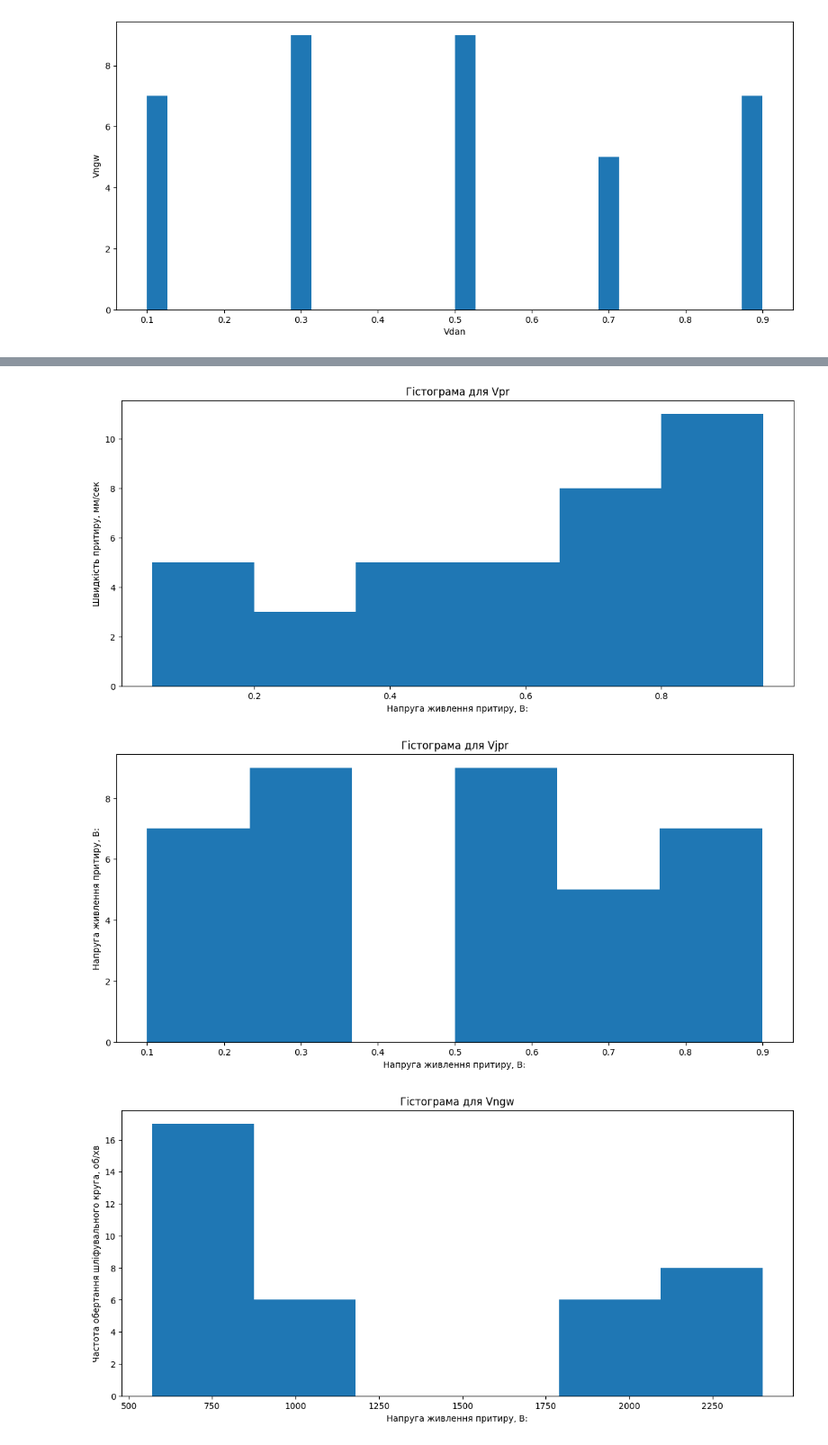
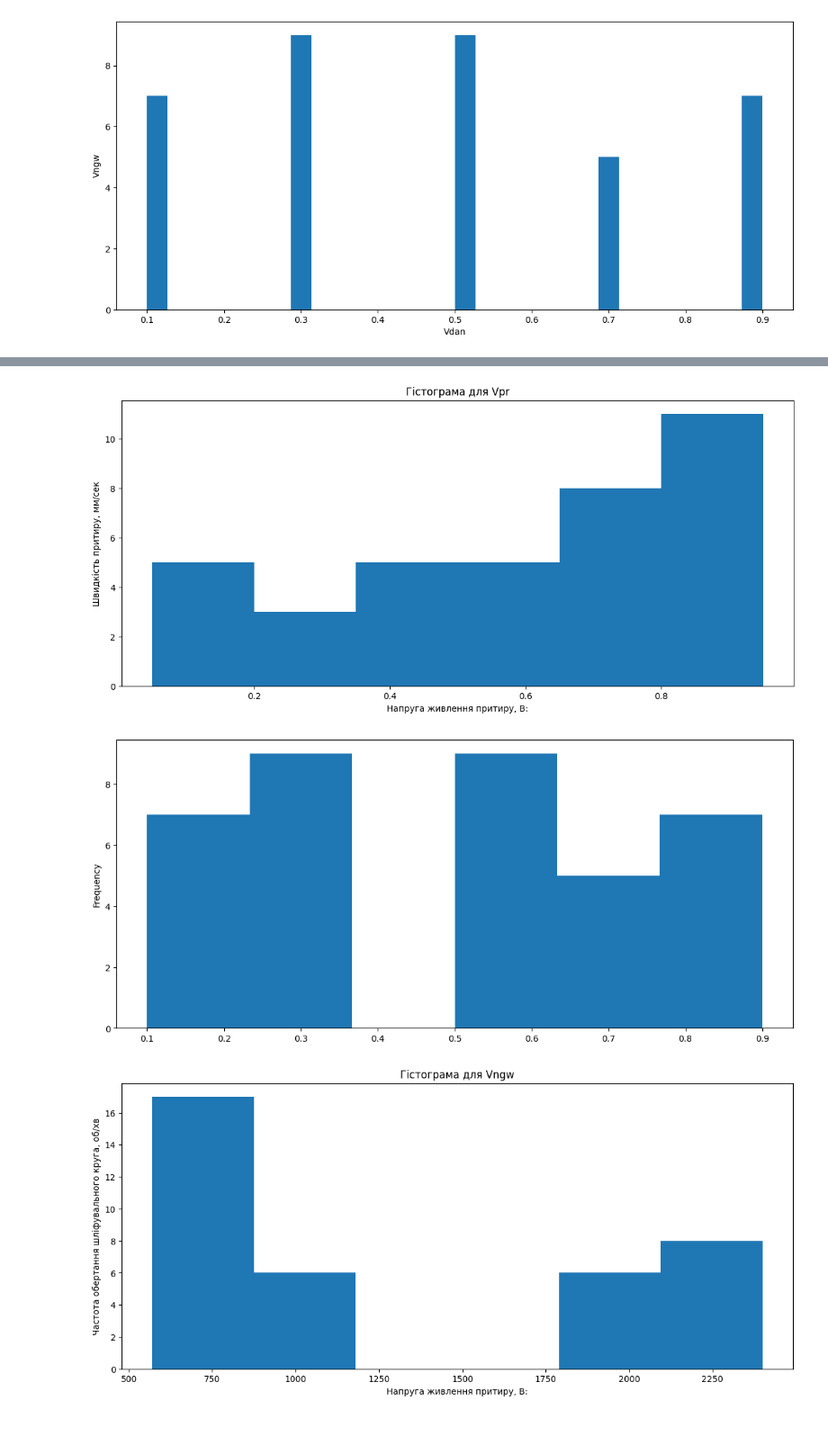
Before and after one commit to IrynaBarnych/AI_EX, a Jupyter notebook: exam/Екзамен.ipynb, the cells around one changed output, grey strips where cells are left out. Shown at 90% size. Drawn from its saved outputs; the diff is of its cells as text; code cells hidden in the pictures.

Commit message:
виправила Vjpr

```diff
--- a/exam/Екзамен.ipynb
+++ b/exam/Екзамен.ipynb
@@ -254,40 +254,40 @@ plt.show()
 # %%
 import matplotlib.pyplot as plt
 import numpy as np
 
 # Описи гістограм
 hist_descriptions = {
     'case_id': {'title': 'Гістограма для case_id', 'xlabel': 'Напруга живлення притиру, В:', 'ylabel': 'Ідентифікатор порядкового номеру досліду'},
     'Vpr': {'title': 'Гістограма для Vpr', 'xlabel': 'Напруга живлення притиру, В:', 'ylabel': 'Швидкість притиру, мм/сек'},
-    'Vjpr': {'title': 'Гістограма для Vjpr', 'xlabel': 'Напруга живлення притиру, В:', 'ylabel': 'Напруга живлення притиру, В:'},
     'Vngw': {'title': 'Гістограма для Vngw', 'xlabel': 'Напруга живлення притиру, В:', 'ylabel': 'Частота обертання шліфувального круга, об/хв'},
     'Vdan': {'title': 'Гістограма для Vdan', 'xlabel': 'Напруга живлення притиру, В:', 'ylabel': 'Перетворювач частоти ДАНФОСС VLT MICRO DRIVE FC51, Гц'},
     'Ppr': {'title': 'Гістограма для Ppr', 'xlabel': 'Напруга живлення притиру, В:', 'ylabel': 'Потужність притиру, кВт'},
     'Ef': {'title': 'Гістограма для Ef', 'xlabel': 'Напруга живлення притиру, В:', 'ylabel': 'Ефективність (%)'},
     'W': {'title': 'Гістограма для W', 'xlabel': 'Напруга живлення притиру, В:', 'ylabel': 'Витрати енергії, kWh'},
     'T': {'title': 'Гістограма для T', 'xlabel': 'Напруга живлення притиру, В:', 'ylabel': 'Температура, °C'},
     'Sh': {'title': 'Гістограма для Sh', 'xlabel': 'Напруга живлення притиру, В:', 'ylabel': 'Вимірювання шуму, дБ'},
     'Angle': {'title': 'Гістограма для Angle', 'xlabel': 'Напруга живлення притиру, В:', 'ylabel': 'Кут нахилу або нахил шліфувального станка'}
 }
 
-# Кількість стовпчиків
 num_cols = int(np.sqrt(df.shape[0]))
 
 # Відображення гістограм
 for column_name in df.columns:
     if df.dtypes[column_name] != "object":
         ax = df[column_name].plot(kind='hist', bins=num_cols, figsize=(14, 6))
 
-        # Додавання описів
-        ax.set_title(hist_descriptions[column_name]['title'])
-        ax.set_xlabel(hist_descriptions[column_name]['xlabel'])
-        ax.set_ylabel(hist_descriptions[column_name]['ylabel'])
+        # Перевірка наявності ключа у словнику перед використанням
+        if column_name in hist_descriptions:
+            # Додавання описів, якщо ключ існує
+            ax.set_title(hist_descriptions[column_name]['title'])
+            ax.set_xlabel(hist_descriptions[column_name]['xlabel'])
+            ax.set_ylabel(hist_descriptions[column_name]['ylabel'])
 
         plt.show()
 # %% [output]
 [figure]
 [figure]
-[figure, old version]
+[figure, new version]
 [figure]
 [figure]
 [figure]
```
Also changed, not shown: parts of 1 cell of this notebook.
